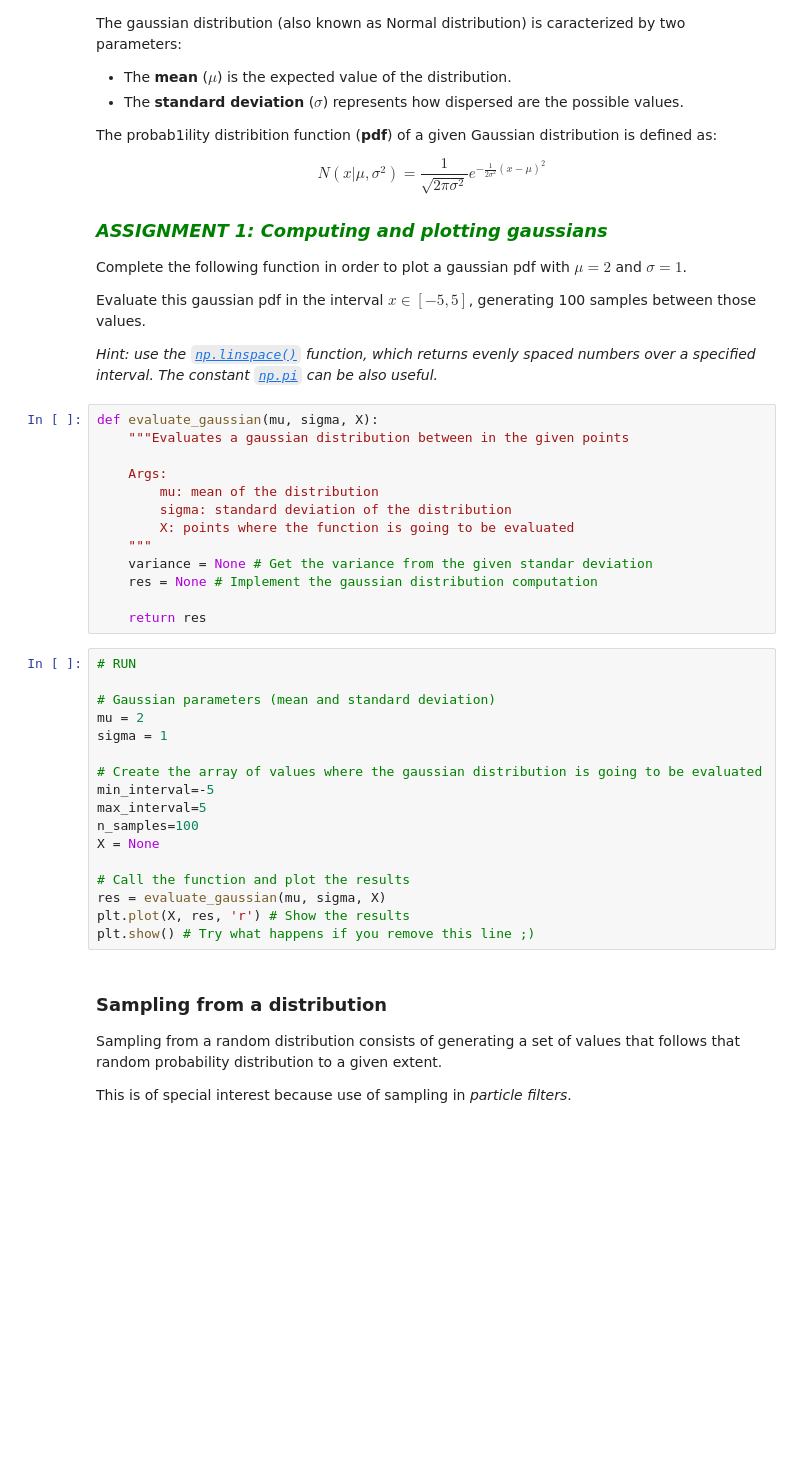
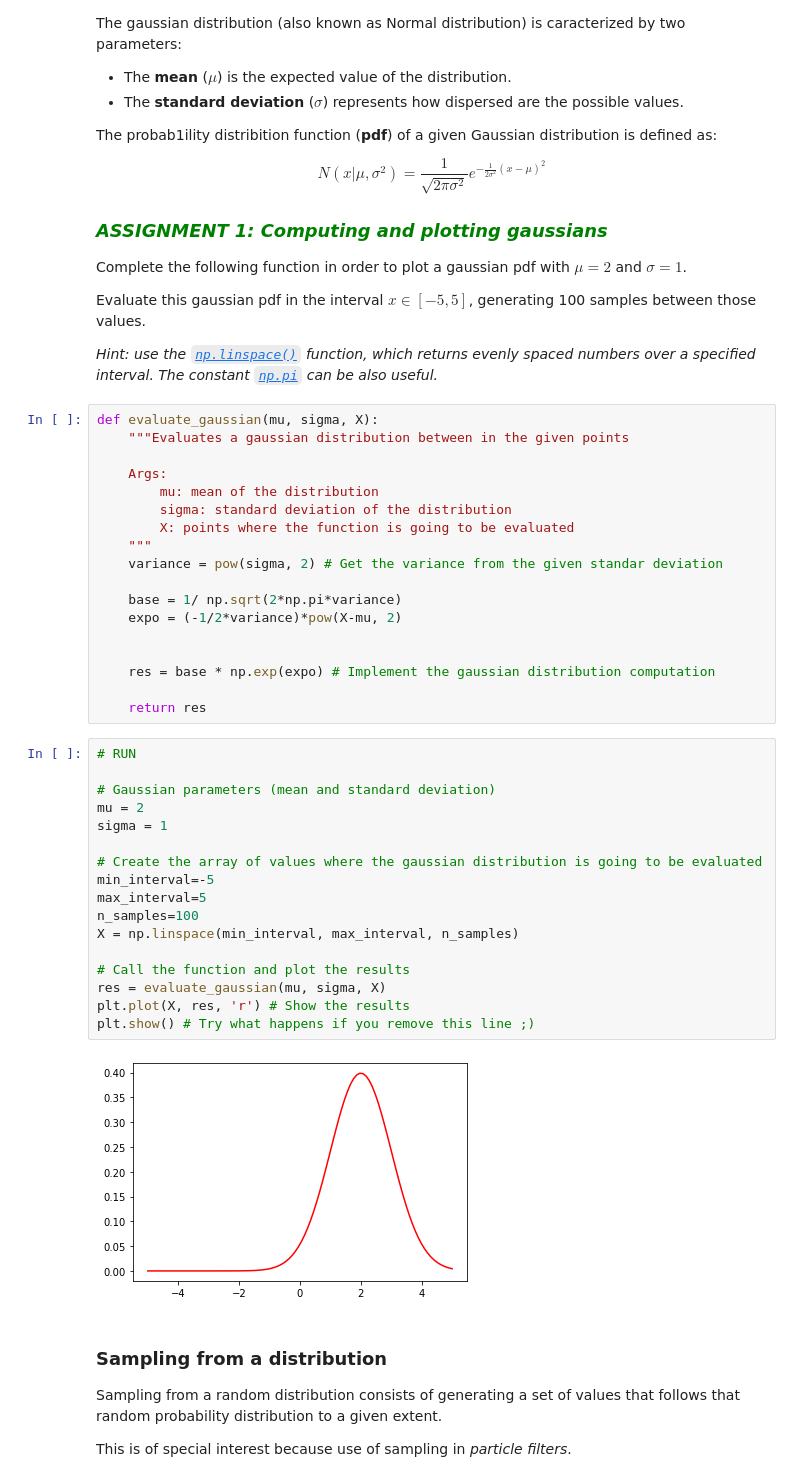
Before and after one commit to antoniochavesgarcia/Robotica2021, a Jupyter notebook: Chapter 02. Probability and statistic bases/2.1 Probability and Statistics Bases for Robotics.ipynb, the cells around one changed output. Saved outputs shown, nothing was run; the diff lists cells and outputs as text; blank space fills up the shorter version.

```diff
--- a/Chapter 02. Probability and statistic bases/2.1 Probability and Statistics Bases for Robotics.ipynb
+++ b/Chapter 02. Probability and statistic bases/2.1 Probability and Statistics Bases for Robotics.ipynb
@@ -49,27 +49,34 @@ def evaluate_gaussian(mu, sigma, X):
         sigma: standard deviation of the distribution
         X: points where the function is going to be evaluated
     """
-    variance = None # Get the variance from the given standar deviation
-    res = None # Implement the gaussian distribution computation
+    variance = pow(sigma, 2) # Get the variance from the given standar deviation
+
+    base = 1/ np.sqrt(2*np.pi*variance)
+    expo = (-1/2*variance)*pow(X-mu, 2)
+
+
+    res = base * np.exp(expo) # Implement the gaussian distribution computation
 
     return res
 # %%
 # RUN
 
 # Gaussian parameters (mean and standard deviation)
 mu = 2
 sigma = 1
 
 # Create the array of values where the gaussian distribution is going to be evaluated
 min_interval=-5
 max_interval=5
 n_samples=100
-X = None
+X = np.linspace(min_interval, max_interval, n_samples)
 
 # Call the function and plot the results
 res = evaluate_gaussian(mu, sigma, X)
 plt.plot(X, res, 'r') # Show the results
 plt.show() # Try what happens if you remove this line ;)
+# %% [output]
+[figure, added]
 # %% [markdown]
 ### Sampling from a distribution
 
```
Also changed, not shown: parts of 2 cells of this notebook, 2 other files.
